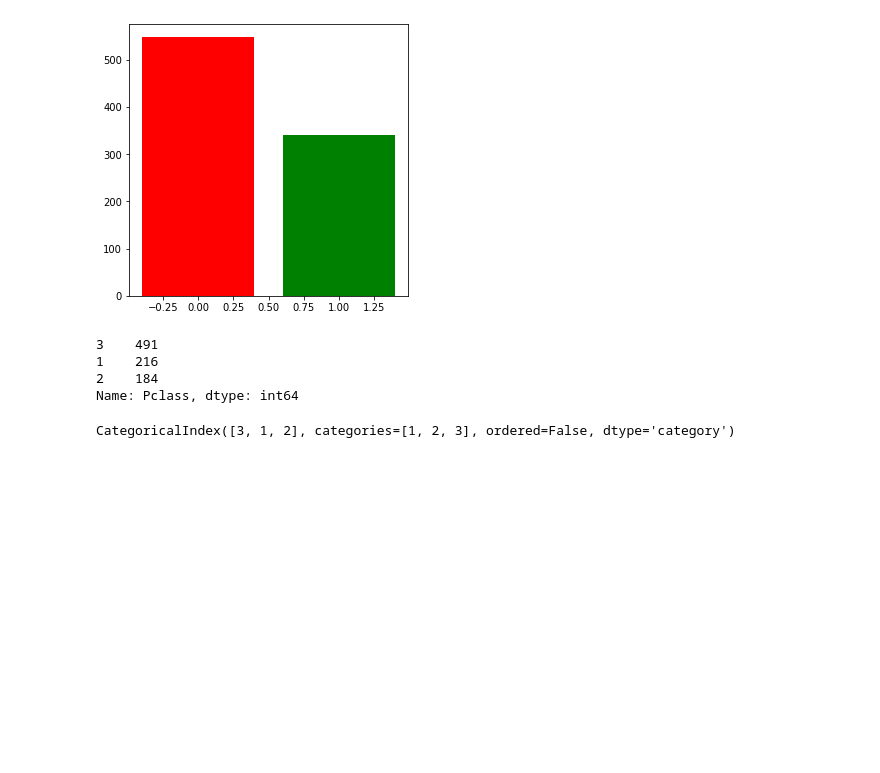
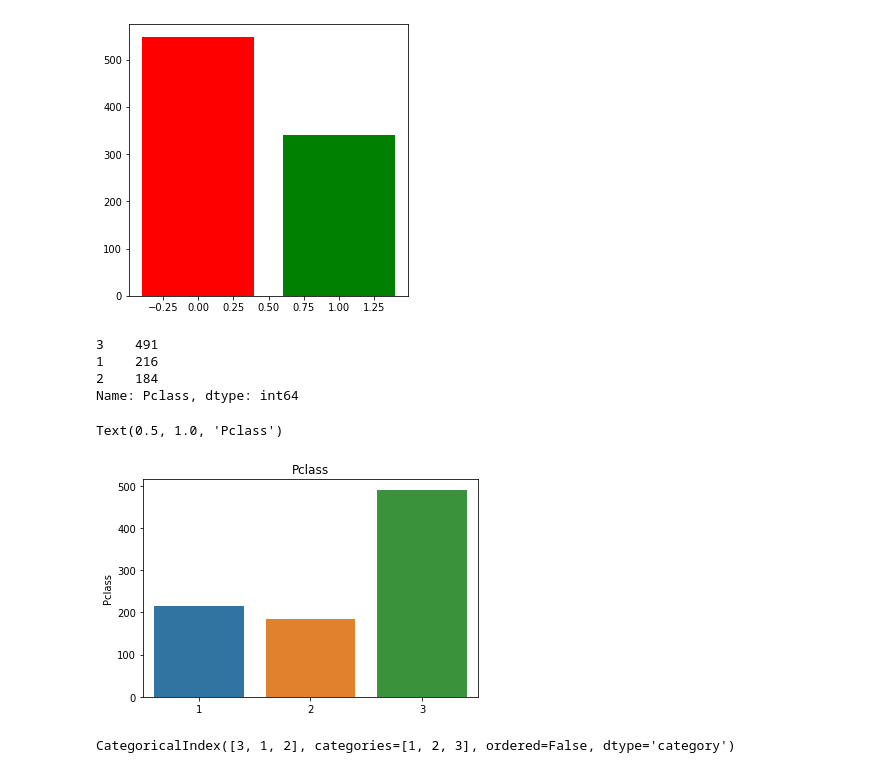
Before and after one commit to Daredeveil/CAB-21, a Jupyter notebook: titanic/titanic_1.ipynb, the cells around one changed output. Cells and saved outputs as stored; diff of their text form; code cells hidden in the pictures; blank space fills up the shorter version.

```diff
--- a/titanic/titanic_1.ipynb
+++ b/titanic/titanic_1.ipynb
@@ -86,3 +88,8 @@ Name: Pclass, dtype: int64
+# %%
+sns.barplot(df['Pclass'].value_counts().index,df['Pclass'].value_counts()).set_title('Pclass')
+# %% [output]
+Text(0.5, 1.0, 'Pclass')
+[figure, added]
 # %%
 df['Pclass'].value_counts().keys()
 # %% [output]
```
Also changed, not shown: parts of 10 cells of this notebook, 1 other file.
